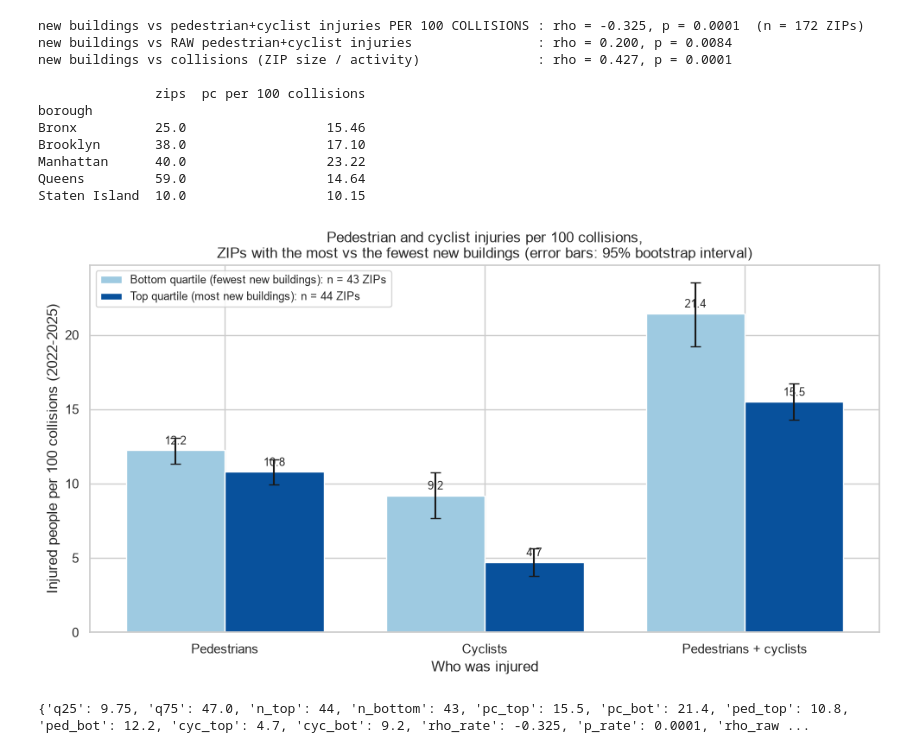
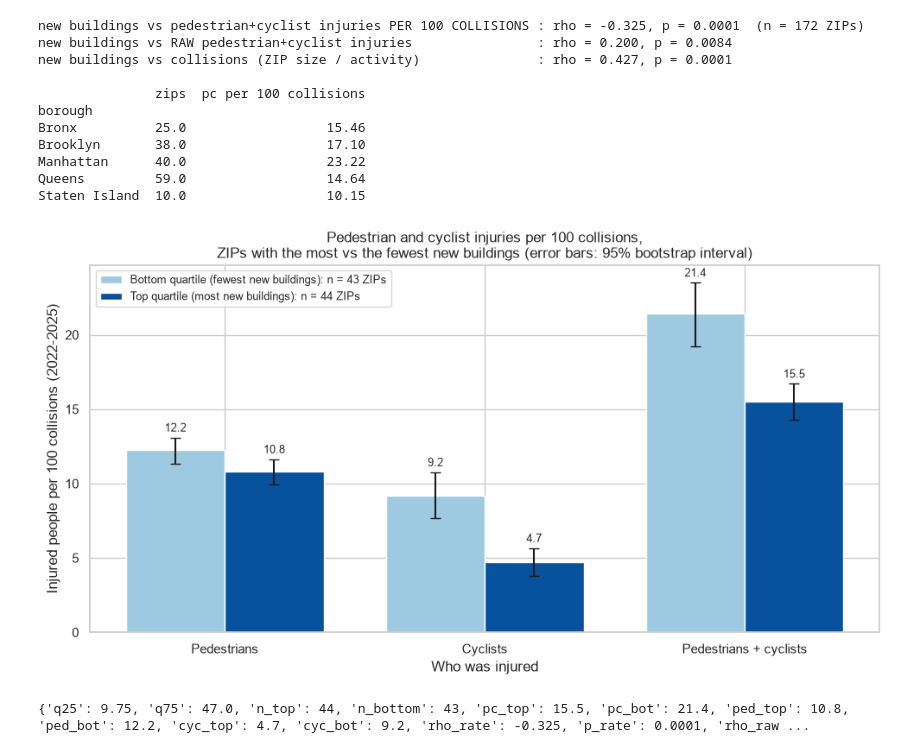
Before and after one commit to Sanad-Manga/NYC-Build-And-Crash, a Jupyter notebook: phase3_analysis_ahmed.ipynb, the cells around one changed output. Cells and saved outputs as stored; diff of their text form; code cells hidden in the pictures.

```diff
--- a/phase3_analysis_ahmed.ipynb
+++ b/phase3_analysis_ahmed.ipynb
@@ -197,24 +197,24 @@ Staten Island  10.0                  10.15
 # %%
 fig, ax = plt.subplots(figsize=(10, 5.5))
 order = ["Pedestrians", "Cyclists", "Pedestrians + cyclists"]
 width = 0.38
 colors = {BOTTOM: "#9ecae1", TOP: "#08519c"}
 for offset, group in zip([-width / 2, width / 2], [BOTTOM, TOP]):
     part = q1[q1["group"] == group].set_index("injury type").loc[order]
     x = np.arange(len(order)) + offset
     err = [part["per 100 collisions"] - part["ci_low"], part["ci_high"] - part["per 100 collisions"]]
     ax.bar(x, part["per 100 collisions"], width, yerr=err, capsize=4, color=colors[group],
            label=f"{group}: n = {int(part['zips'].iloc[0])} ZIPs")
-    for xi, value in zip(x, part["per 100 collisions"]):
-        ax.text(xi, value + 0.4, f"{value:.1f}", ha="center", fontsize=9)
+    for xi, value, top_edge in zip(x, part["per 100 collisions"], part["ci_high"]):
+        ax.text(xi, top_edge + 0.4, f"{value:.1f}", ha="center", fontsize=9)
 ax.set_xticks(np.arange(len(order))); ax.set_xticklabels(order)
 ax.set_xlabel("Who was injured")
 ax.set_ylabel("Injured people per 100 collisions (2022-2025)")
 ax.set_title("Pedestrian and cyclist injuries per 100 collisions,\nZIPs with the most vs the fewest new buildings (error bars: 95% bootstrap interval)")
 ax.legend(loc="upper left", fontsize=9)
 plt.tight_layout(); plt.show()
 # %% [output]
-[figure, old version]
+[figure, new version]
 # %%
 top = q1[(q1["group"] == TOP)].set_index("injury type")
 bot = q1[(q1["group"] == BOTTOM)].set_index("injury type")
```
